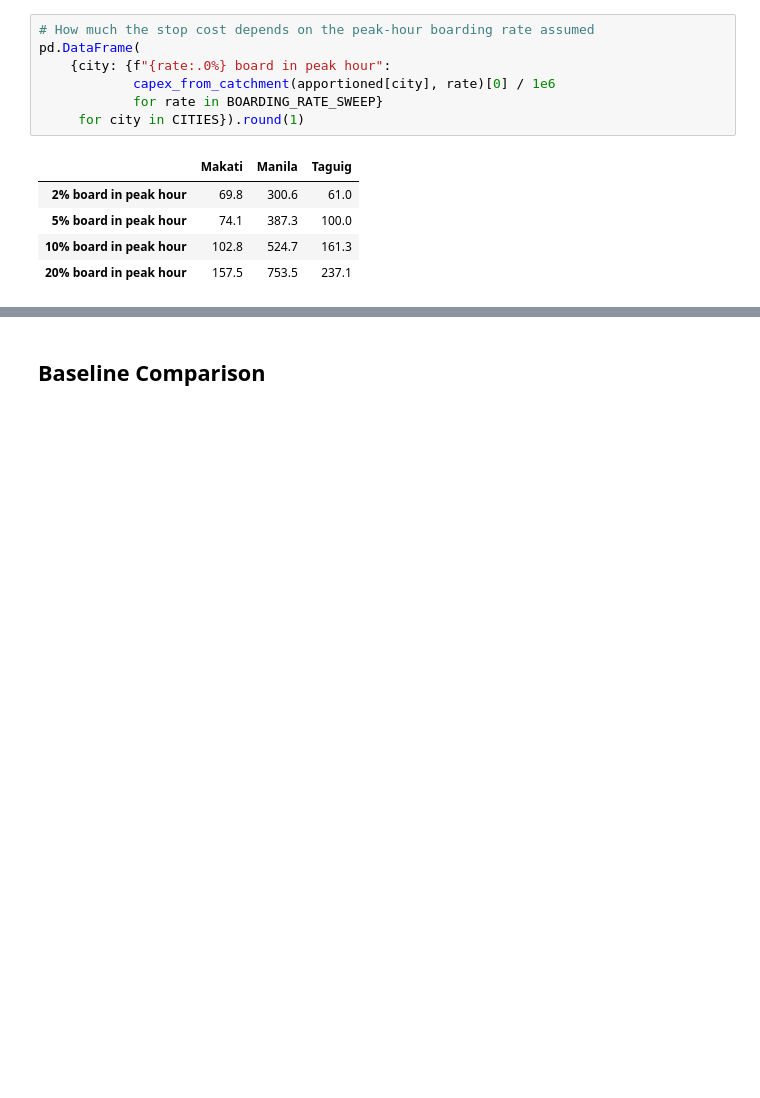
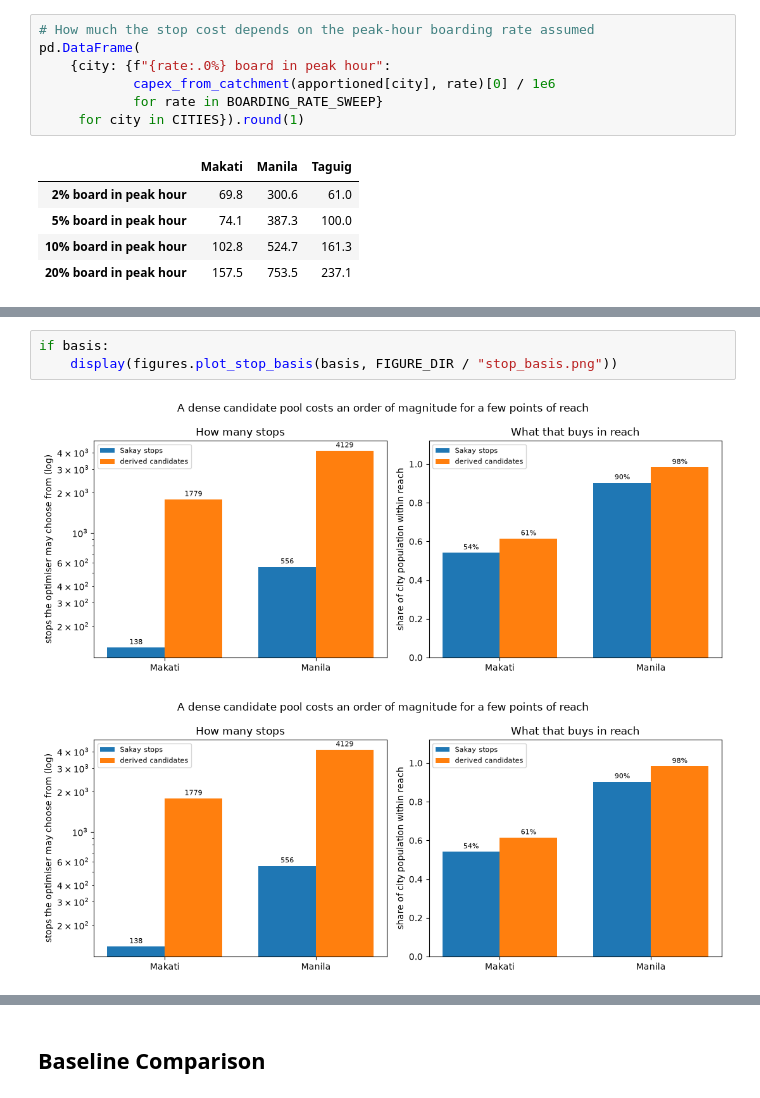
Before and after one commit to dlsudatasci/optimize-jeepney-routes-NSGA2, a Jupyter notebook: notebooks/EDA.ipynb, the cells around one changed output, grey strips where cells are left out. Cells and saved outputs as stored; diff of their text form; blank space fills up the shorter version.

```diff
--- a/notebooks/EDA.ipynb
+++ b/notebooks/EDA.ipynb
@@ -264,0 +348,6 @@ pd.DataFrame(
+# %%
+if basis:
+    display(figures.plot_stop_basis(basis, FIGURE_DIR / "stop_basis.png"))
+# %% [output]
+[figure, added]
+[figure, added]
```
Also changed, not shown: parts of 18 cells of this notebook, 30 other files.
